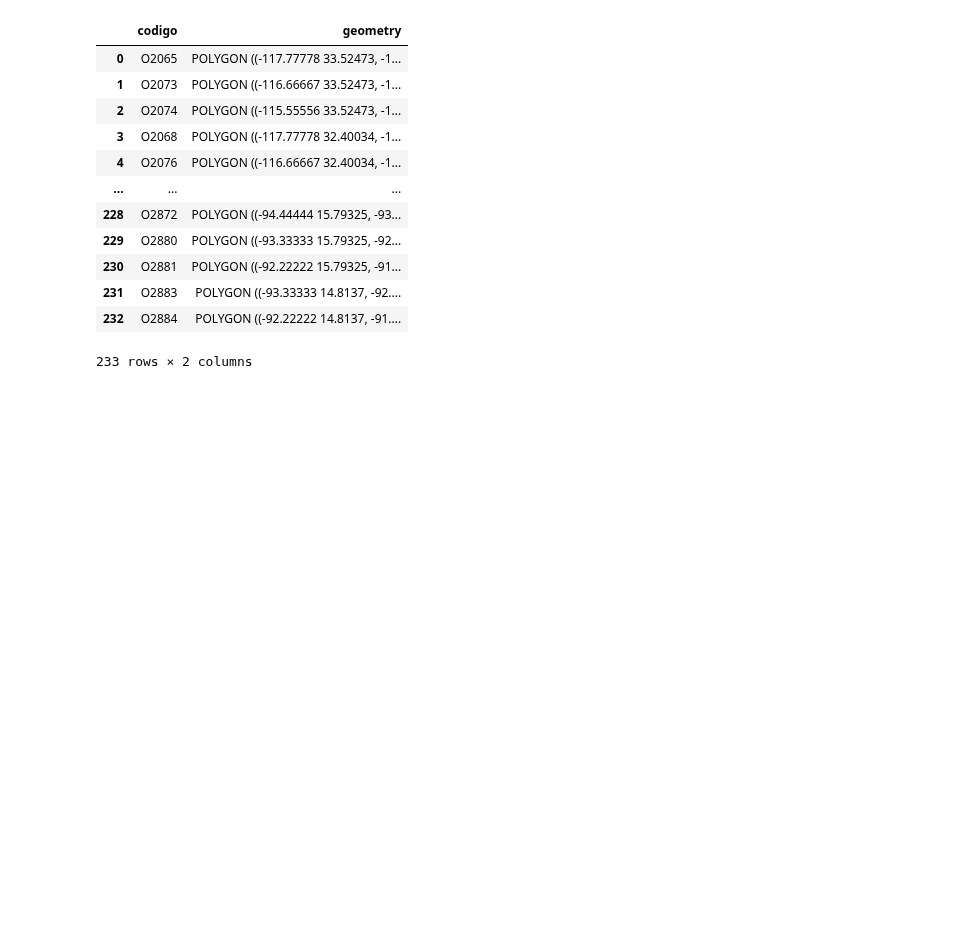
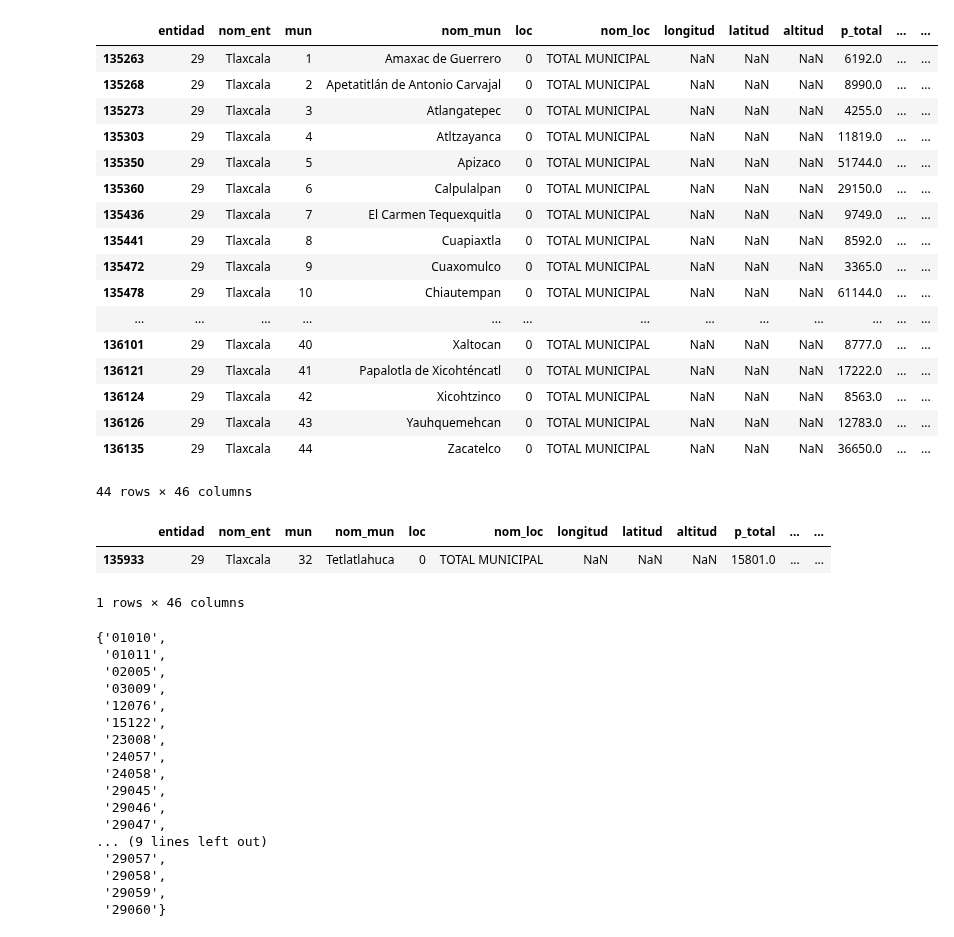
Before and after one commit to RodolfoFigueroa/census_processing, a Jupyter notebook: main.ipynb, the cells around one changed output. Drawn from its saved outputs; the diff is of its cells as text; code cells hidden in the pictures; blank space fills up the shorter version.

```diff
--- a/main.ipynb
+++ b/main.ipynb
@@ -3,2 +12,11 @@ import geopandas as gpd
+# %%
+data_path = Path(os.environ["DATA_PATH"])
 # %%
-df = gpd.read_file("./malla_niveles_4_al_9_continental_e_islas.gpkg")
+df_1995 = gpd.read_file(data_path / "raws" / "1995" / "Municipios_1995.shp").assign(
+    cvegeo=lambda df: (
+        df["CVE_ENT"].astype(str).str.zfill(2) + df["CVE_MUN"].astype(str).str.zfill(3)
+    )
+)
+df_1990 = pd.read_csv(
+    data_path / "raws" / "1990" / "ITER_NALTXT90.txt", sep="\t", encoding="latin-1"
+)
@@ -5,16 +62,51 @@ df = gpd.read_file("./malla_niveles_4_al_9_continental_e_islas.gpkg")
+# %%
+df_1990.loc[lambda df: (df["entidad"] == 29) & (df["mun"] != 0) & (df["loc"] == 0)]
+# %% [output]
+|  | entidad | nom_ent | mun | nom_mun | loc | nom_loc | longitud | latitud | altitud | p_total | ... | ... |
+| 135263 | 29 | Tlaxcala | 1 | Amaxac de Guerrero | 0 | TOTAL MUNICIPAL | NaN | NaN | NaN | 6192.0 | ... | ... |
+| 135268 | 29 | Tlaxcala | 2 | Apetatitlán de Antonio Carvajal | 0 | TOTAL MUNICIPAL | NaN | NaN | NaN | 8990.0 | ... | ... |
+| 135273 | 29 | Tlaxcala | 3 | Atlangatepec | 0 | TOTAL MUNICIPAL | NaN | NaN | NaN | 4255.0 | ... | ... |
+| 135303 | 29 | Tlaxcala | 4 | Atltzayanca | 0 | TOTAL MUNICIPAL | NaN | NaN | NaN | 11819.0 | ... | ... |
+| 135350 | 29 | Tlaxcala | 5 | Apizaco | 0 | TOTAL MUNICIPAL | NaN | NaN | NaN | 51744.0 | ... | ... |
+| 135360 | 29 | Tlaxcala | 6 | Calpulalpan | 0 | TOTAL MUNICIPAL | NaN | NaN | NaN | 29150.0 | ... | ... |
+| 135436 | 29 | Tlaxcala | 7 | El Carmen Tequexquitla | 0 | TOTAL MUNICIPAL | NaN | NaN | NaN | 9749.0 | ... | ... |
+| 135441 | 29 | Tlaxcala | 8 | Cuapiaxtla | 0 | TOTAL MUNICIPAL | NaN | NaN | NaN | 8592.0 | ... | ... |
+| 135472 | 29 | Tlaxcala | 9 | Cuaxomulco | 0 | TOTAL MUNICIPAL | NaN | NaN | NaN | 3365.0 | ... | ... |
+| 135478 | 29 | Tlaxcala | 10 | Chiautempan | 0 | TOTAL MUNICIPAL | NaN | NaN | NaN | 61144.0 | ... | ... |
+| ... | ... | ... | ... | ... | ... | ... | ... | ... | ... | ... | ... | ... |
+| 136101 | 29 | Tlaxcala | 40 | Xaltocan | 0 | TOTAL MUNICIPAL | NaN | NaN | NaN | 8777.0 | ... | ... |
+| 136121 | 29 | Tlaxcala | 41 | Papalotla de Xicohténcatl | 0 | TOTAL MUNICIPAL | NaN | NaN | NaN | 17222.0 | ... | ... |
+| 136124 | 29 | Tlaxcala | 42 | Xicohtzinco | 0 | TOTAL MUNICIPAL | NaN | NaN | NaN | 8563.0 | ... | ... |
+| 136126 | 29 | Tlaxcala | 43 | Yauhquemehcan | 0 | TOTAL MUNICIPAL | NaN | NaN | NaN | 12783.0 | ... | ... |
+| 136135 | 29 | Tlaxcala | 44 | Zacatelco | 0 | TOTAL MUNICIPAL | NaN | NaN | NaN | 36650.0 | ... | ... |
+44 rows × 46 columns
+# %%
+df_1990[
+    lambda df: (
+        (df["loc"] == 0) & (df["nom_mun"].str.casefold().str.contains("tetlatlahuca"))
+    )
+]
+# %% [output]
+|  | entidad | nom_ent | mun | nom_mun | loc | nom_loc | longitud | latitud | altitud | p_total | ... | ... |
+| 135933 | 29 | Tlaxcala | 32 | Tetlatlahuca | 0 | TOTAL MUNICIPAL | NaN | NaN | NaN | 15801.0 | ... | ... |
+1 rows × 46 columns
 # %%
-df
+muns_1995 - muns_1990
 # %% [output]
-|  | codigo | geometry |
-| 0 | O2065 | POLYGON ((-117.77778 33.52473, -1... |
-| 1 | O2073 | POLYGON ((-116.66667 33.52473, -1... |
-| 2 | O2074 | POLYGON ((-115.55556 33.52473, -1... |
-| 3 | O2068 | POLYGON ((-117.77778 32.40034, -1... |
-| 4 | O2076 | POLYGON ((-116.66667 32.40034, -1... |
-| ... | ... | ... |
-| 228 | O2872 | POLYGON ((-94.44444 15.79325, -93... |
-| 229 | O2880 | POLYGON ((-93.33333 15.79325, -92... |
-| 230 | O2881 | POLYGON ((-92.22222 15.79325, -91... |
-| 231 | O2883 | POLYGON ((-93.33333 14.8137, -92.... |
-| 232 | O2884 | POLYGON ((-92.22222 14.8137, -91.... |
-233 rows × 2 columns
+{'01010',
+ '01011',
+ '02005',
+ '03009',
+ '12076',
+ '15122',
+ '23008',
+ '24057',
+ '24058',
+ '29045',
+ '29046',
+ '29047',
+... (9 lines left out)
+ '29057',
+ '29058',
+ '29059',
+ '29060'}
```
Also changed, not shown: parts of 5 cells of this notebook, 4 other files.
